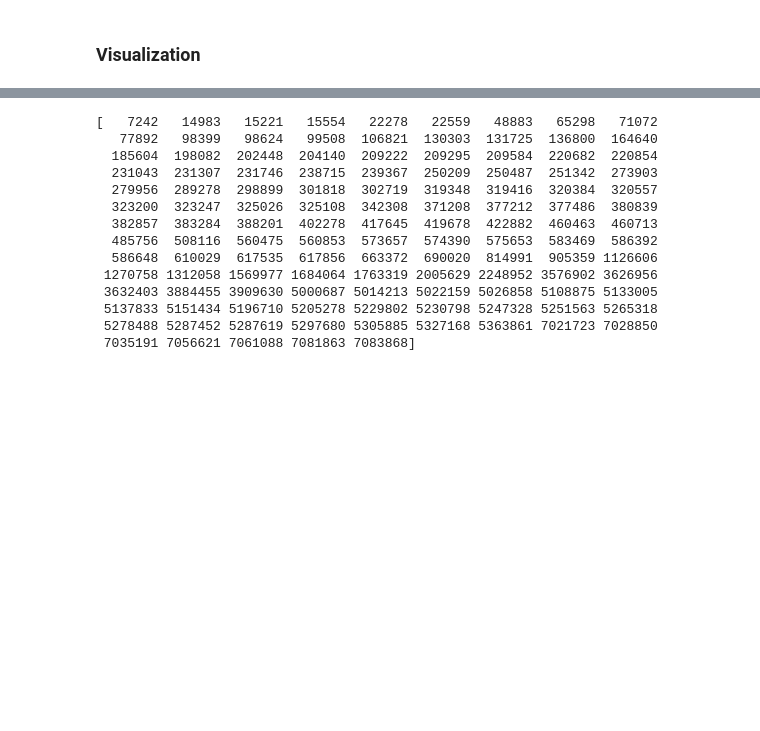
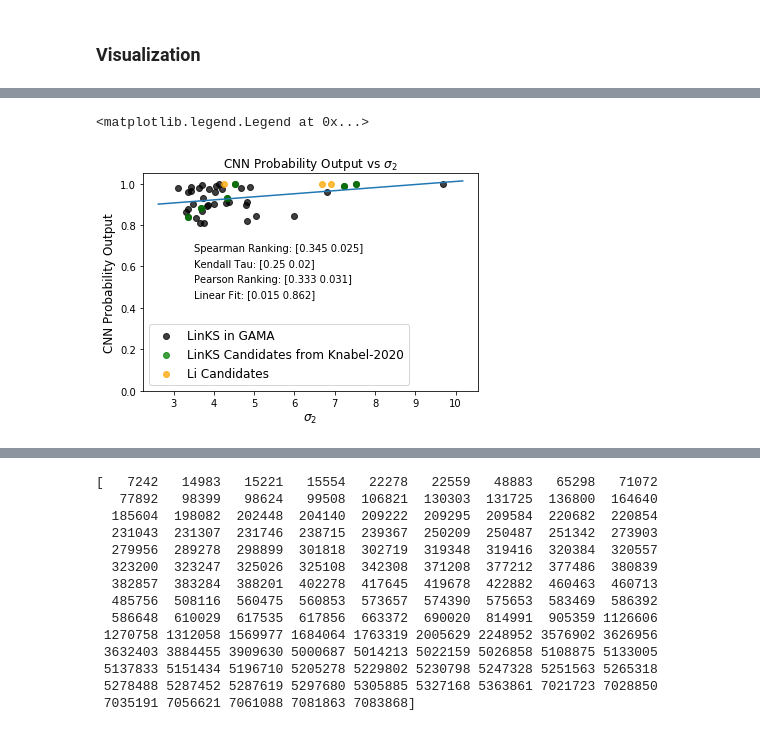
Before and after one commit to shawnknabel/autoz_lens_model, a Jupyter notebook: notebooks/master.ipynb, the cells around one changed output, grey strips where cells are left out. Saved outputs shown, nothing was run; the diff lists cells and outputs as text; code cells hidden in the pictures; blank space fills up the shorter version.

```diff
--- a/notebooks/master.ipynb
+++ b/notebooks/master.ipynb
@@ -992,0 +1543,59 @@ plt.legend(fontsize=12)
+# %%
+# CNN probability score vs sigma2
+
+
+# statistical tests of correlation
+spear = np.around(stats.spearmanr(samples.cnn_probability, samples.sigma2)[:], 3)
+pears = np.around(stats.pearsonr(samples.cnn_probability, samples.sigma2)[:], 3)
+kendall = np.around(stats.kendalltau(samples.cnn_probability, samples.sigma2)[:], 3)
+
+# fit a line
+model = np.polyfit(samples.sigma2, samples.cnn_probability, 1)
+x = np.linspace(np.min(samples.sigma2) - 0.5, np.max(samples.sigma2) + 0.5, num=100)
+
+fig = plt.figure()#figsize=(8,6))
+ax = plt.subplot()
+#ax.set_xlim(0., 2.5)
+ax.set_ylim(0, 1.05)
+ax.scatter(links_selected_sample.sigma2,
+          #links.sigma2,
+    links_selected_sample.cnn_probability,
+          color = 'k',
+          marker = 'o',
+          alpha = 0.75,
+          label = 'LinKS in GAMA')
+ax.scatter(links_knabel_selected_sample.sigma2,
+           #links_knabel.sigma2,
+    links_knabel_selected_sample.cnn_probability,
+          color = 'g',
+          marker = 'o',
+          alpha = 0.75,
+          label = 'LinKS Candidates from Knabel-2020')
+ax.scatter(li_selected_sample.sigma2,
+           #li.sigma2,
+    li_selected_sample.probability,
+          color = 'orange',
+          marker = 'o',
+          alpha = 0.75,
+          label = 'Li Candidates')
+ax.plot(x, model[0]*x + model[1])
+
+plt.annotate(f'Spearman Ranking: {spear}', (3.5, 0.675))
+plt.annotate(f'Kendall Tau: {kendall}', (3.5, 0.6))
+plt.annotate(f'Pearson Ranking: {pears}', (3.5, 0.525))
+plt.annotate(f'Linear Fit: {np.around(model, 3)}', (3.5, 0.45))
+
+#x.add_patch(patches.Rectangle((1.85, 4.5), 2, 10,
+ #                              edgecolor = 'k', facecolor = 'none', linestyle = ':',
+  #                            label = 'Holwerda-15 Selection'))
+#ax.axvline(1.2, color = 'k', linewidth = .75, linestyle = '--', label = 'R = 1.2')
+ax.set_ylabel('CNN Probability Output', fontsize = 12)
+ax.set_xlabel('$\sigma_2$',  fontsize = 12)
+ax.set_title('CNN Probability Output vs $\sigma_2$')
+plt.legend(fontsize=12)
+#plt.show()
+
+#plt.savefig(f'{png_path}cnn_score_to_sigma2_011821.png')
+# %% [output]
+<matplotlib.legend.Legend at 0x...>
+[figure, added]
```
Also changed, not shown: parts of 23 cells of this notebook, 17 other files.
